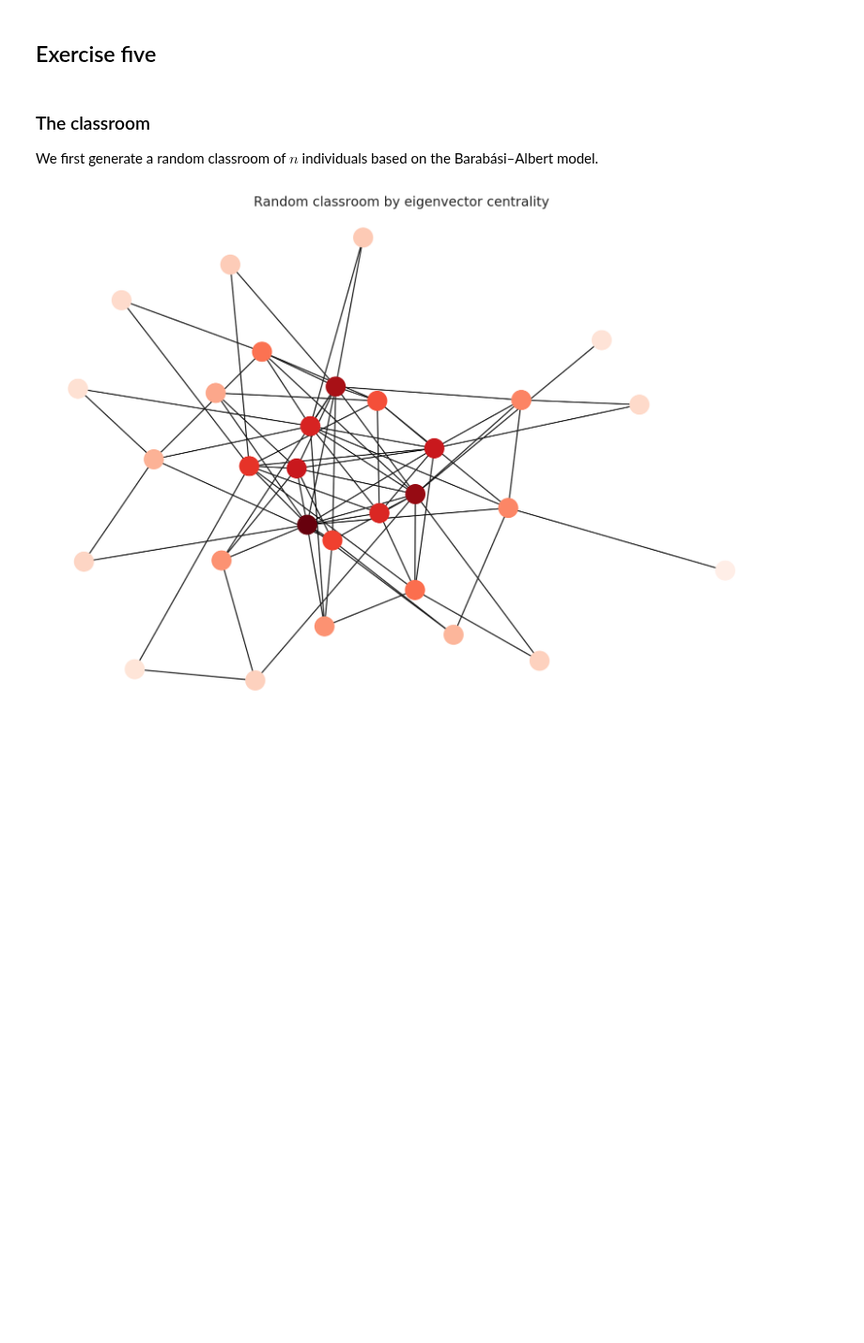
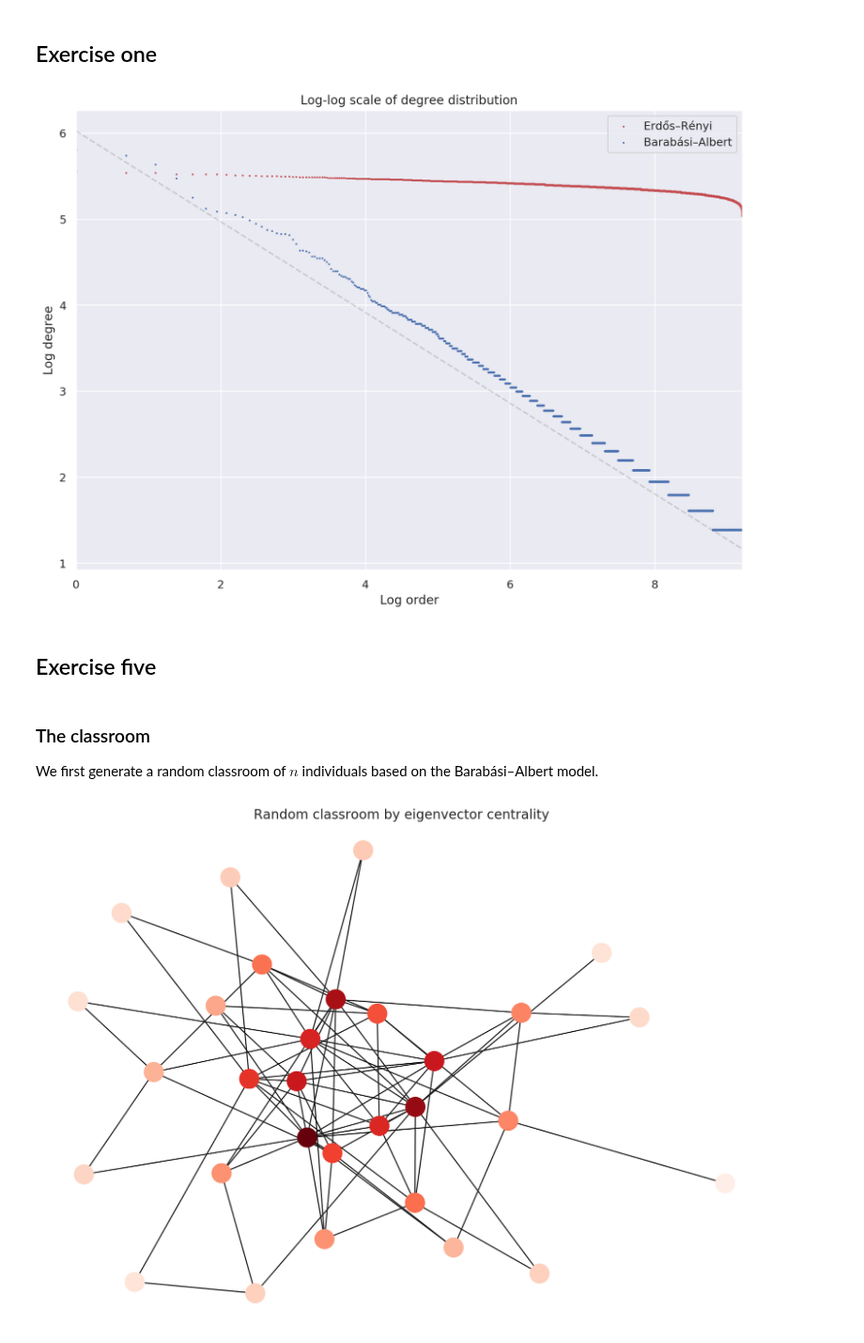
Before and after one commit to NoFishLikeIan/tinbergen, a Jupyter notebook: code/networks/assignment_one.ipynb, the cells around one changed output. Shown at 94% size. Cells and saved outputs as stored; diff of their text form; code cells hidden in the pictures; blank space fills up the shorter version.

Commit message:
👨‍🎨 degree distribution

```diff
--- a/code/networks/assignment_one.ipynb
+++ b/code/networks/assignment_one.ipynb
@@ -22,6 +22,37 @@ sns.set(rc={
     'figure.figsize': (11.7, 8.27),
     'figure.dpi': 200
 })
+# %% [markdown]
+## Exercise one
+# %%
+N = 10_000
+pref_G = nx.barabasi_albert_graph(N, 4)
+random_G = nx.erdos_renyi_graph(N, 0.02)
+# %%
+ran_degrees = np.log(sorted([random_G.degree(n) for n in random_G.nodes()], reverse=True))
+pref_degrees = np.log(sorted([pref_G.degree(n) for n in pref_G.nodes()], reverse=True))
+# %%
+xs = [np.log(i + 1) for i in range(len(ran_degrees))]
+fig, ax = plt.subplots()
+
+ax.scatter(xs, ran_degrees, label="Erdős–Rényi", c="r", s = 1, alpha=0.8)
+ax.scatter(xs, pref_degrees, label="Barabási–Albert", c="b", s = 1, alpha=0.8)
+
+ax.set_xlim(0, xs[-1])
+
+l, u =  ax.get_ylim()
+ax.plot(ax.get_xlim(), (u, l), ls="--", c=".3", alpha=0.2)
+
+ax.set_title("Log-log scale of degree distribution")
+ax.set_xlabel("Log order")
+ax.set_ylabel("Log degree")
+
+ax.legend()
+
+fig.savefig("plots/degrees.png")
+fig.show()
+# %% [output]
+[figure, added]
 # %% [markdown]
 ## Exercise five
 # %% [markdown]
```
Also changed, not shown: 1 other file.
